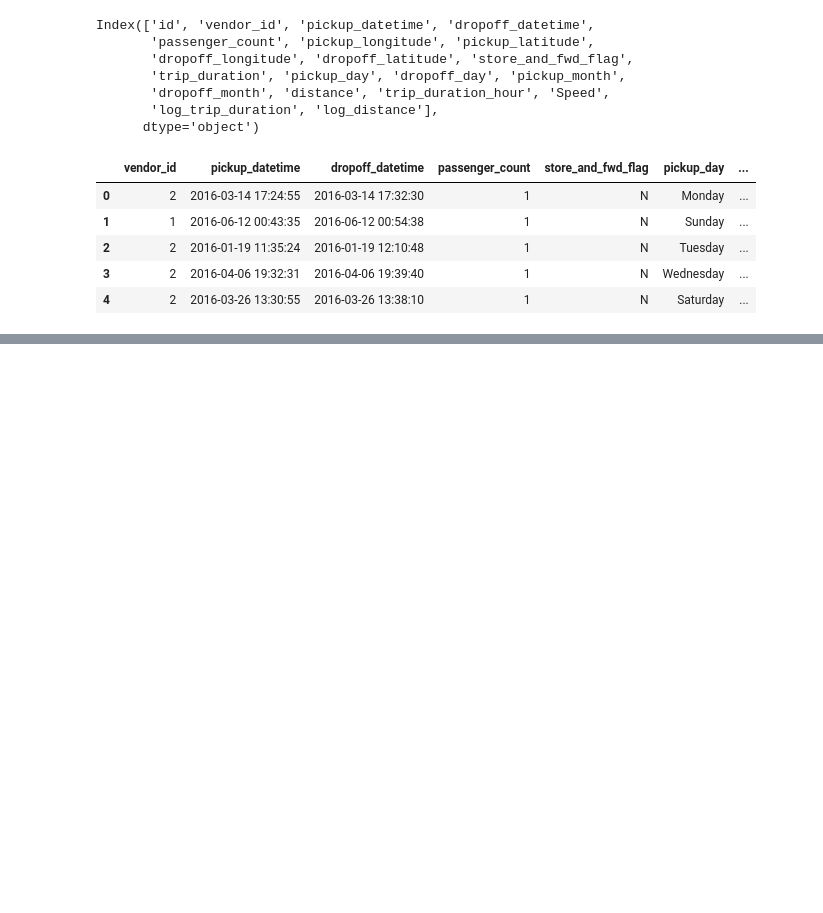
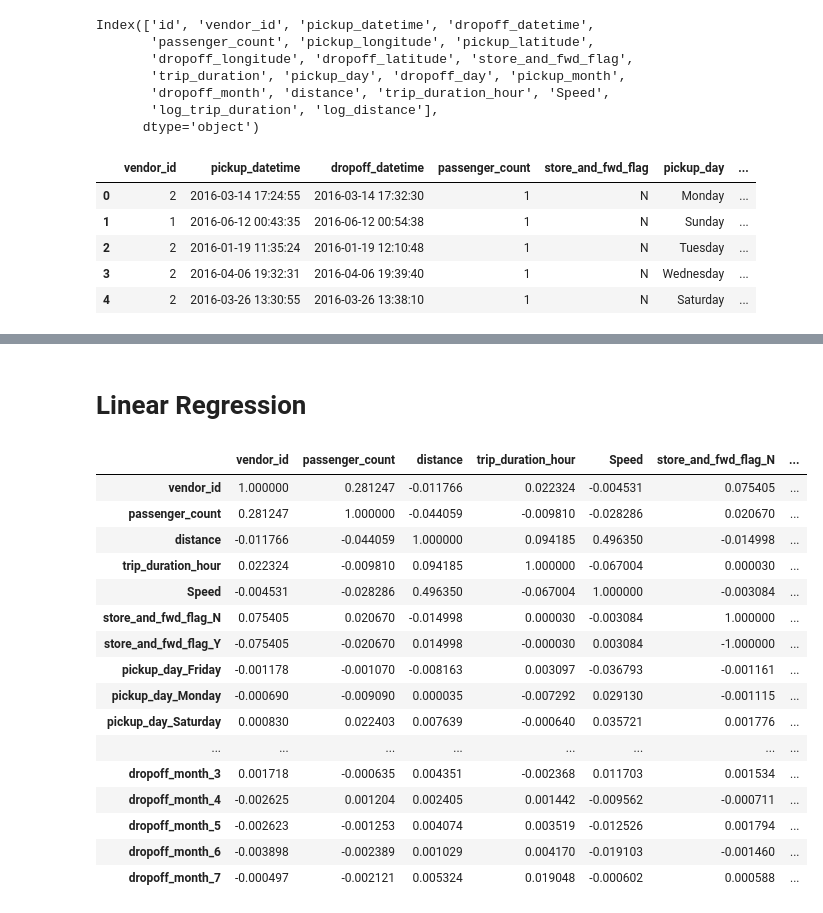
Before and after one commit to jogapritam/Global-Terrorism-Analysis, a Jupyter notebook: NYC_Taxi_Trip_Time_Prediction_Jogapritam_Sahu_.ipynb, the cells around one changed output, grey strips where cells are left out. Drawn from its saved outputs; the diff is of its cells as text; code cells hidden in the pictures; blank space fills up the shorter version.

```diff
--- a/NYC_Taxi_Trip_Time_Prediction_Jogapritam_Sahu_.ipynb
+++ b/NYC_Taxi_Trip_Time_Prediction_Jogapritam_Sahu_.ipynb
@@ -494,0 +510,22 @@ df.head()
+# %% [markdown]
+# **Linear Regression**
+# %%
+df.corr()
+# %% [output]
+|  | vendor_id | passenger_count | distance | trip_duration_hour | Speed | store_and_fwd_flag_N | ... |
+| vendor_id | 1.000000 | 0.281247 | -0.011766 | 0.022324 | -0.004531 | 0.075405 | ... |
+| passenger_count | 0.281247 | 1.000000 | -0.044059 | -0.009810 | -0.028286 | 0.020670 | ... |
+| distance | -0.011766 | -0.044059 | 1.000000 | 0.094185 | 0.496350 | -0.014998 | ... |
+| trip_duration_hour | 0.022324 | -0.009810 | 0.094185 | 1.000000 | -0.067004 | 0.000030 | ... |
+| Speed | -0.004531 | -0.028286 | 0.496350 | -0.067004 | 1.000000 | -0.003084 | ... |
+| store_and_fwd_flag_N | 0.075405 | 0.020670 | -0.014998 | 0.000030 | -0.003084 | 1.000000 | ... |
+| store_and_fwd_flag_Y | -0.075405 | -0.020670 | 0.014998 | -0.000030 | 0.003084 | -1.000000 | ... |
+| pickup_day_Friday | -0.001178 | -0.001070 | -0.008163 | 0.003097 | -0.036793 | -0.001161 | ... |
+| pickup_day_Monday | -0.000690 | -0.009090 | 0.000035 | -0.007292 | 0.029130 | -0.001115 | ... |
+| pickup_day_Saturday | 0.000830 | 0.022403 | 0.007639 | -0.000640 | 0.035721 | 0.001776 | ... |
+| ... | ... | ... | ... | ... | ... | ... | ... |
+| dropoff_month_3 | 0.001718 | -0.000635 | 0.004351 | -0.002368 | 0.011703 | 0.001534 | ... |
+| dropoff_month_4 | -0.002625 | 0.001204 | 0.002405 | 0.001442 | -0.009562 | -0.000711 | ... |
+| dropoff_month_5 | -0.002623 | -0.001253 | 0.004074 | 0.003519 | -0.012526 | 0.001794 | ... |
+| dropoff_month_6 | -0.003898 | -0.002389 | 0.001029 | 0.004170 | -0.019103 | -0.001460 | ... |
+| dropoff_month_7 | -0.000497 | -0.002121 | 0.005324 | 0.019048 | -0.000602 | 0.000588 | ... |
```
Also changed, not shown: parts of 42 cells of this notebook.
